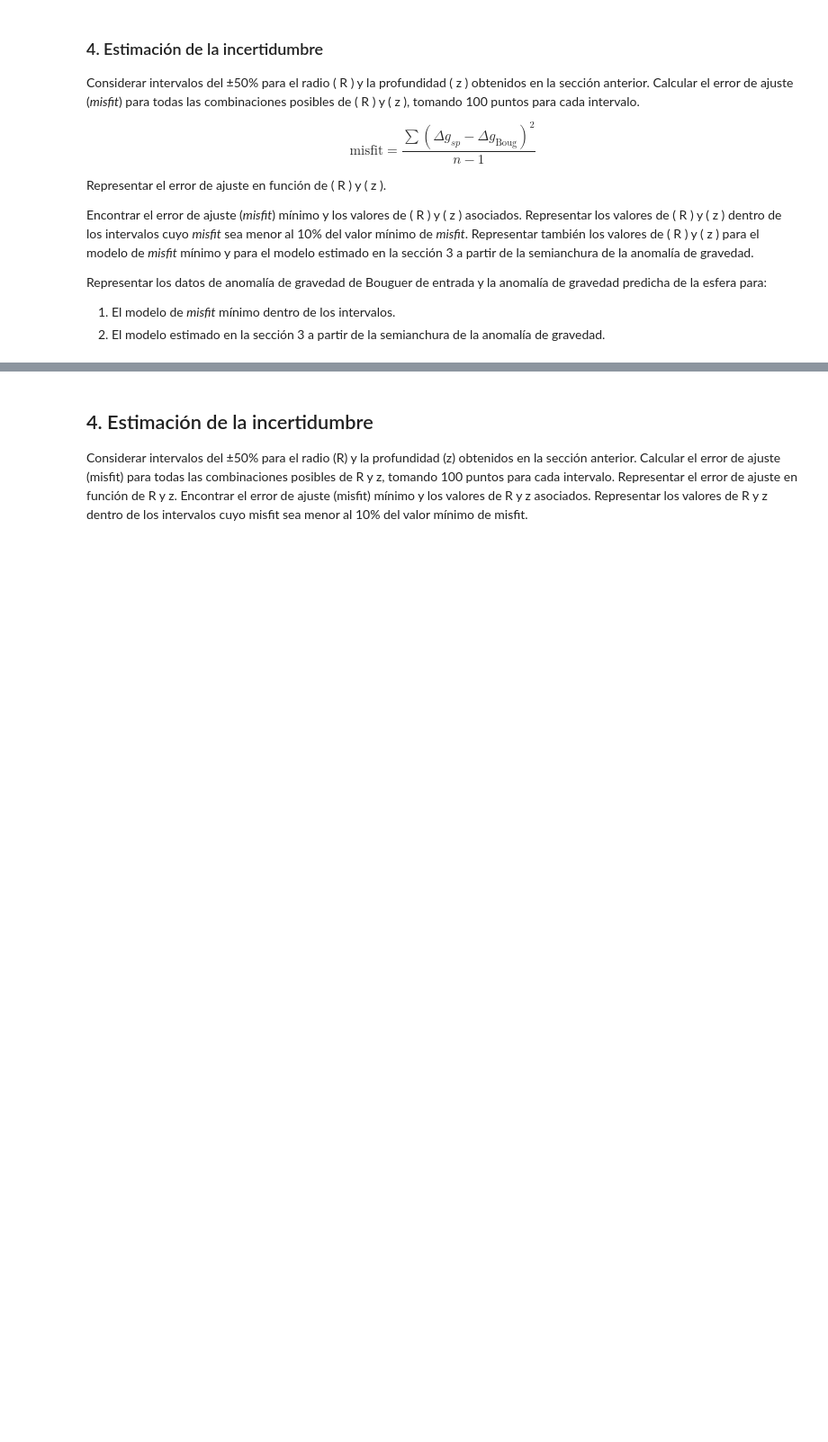
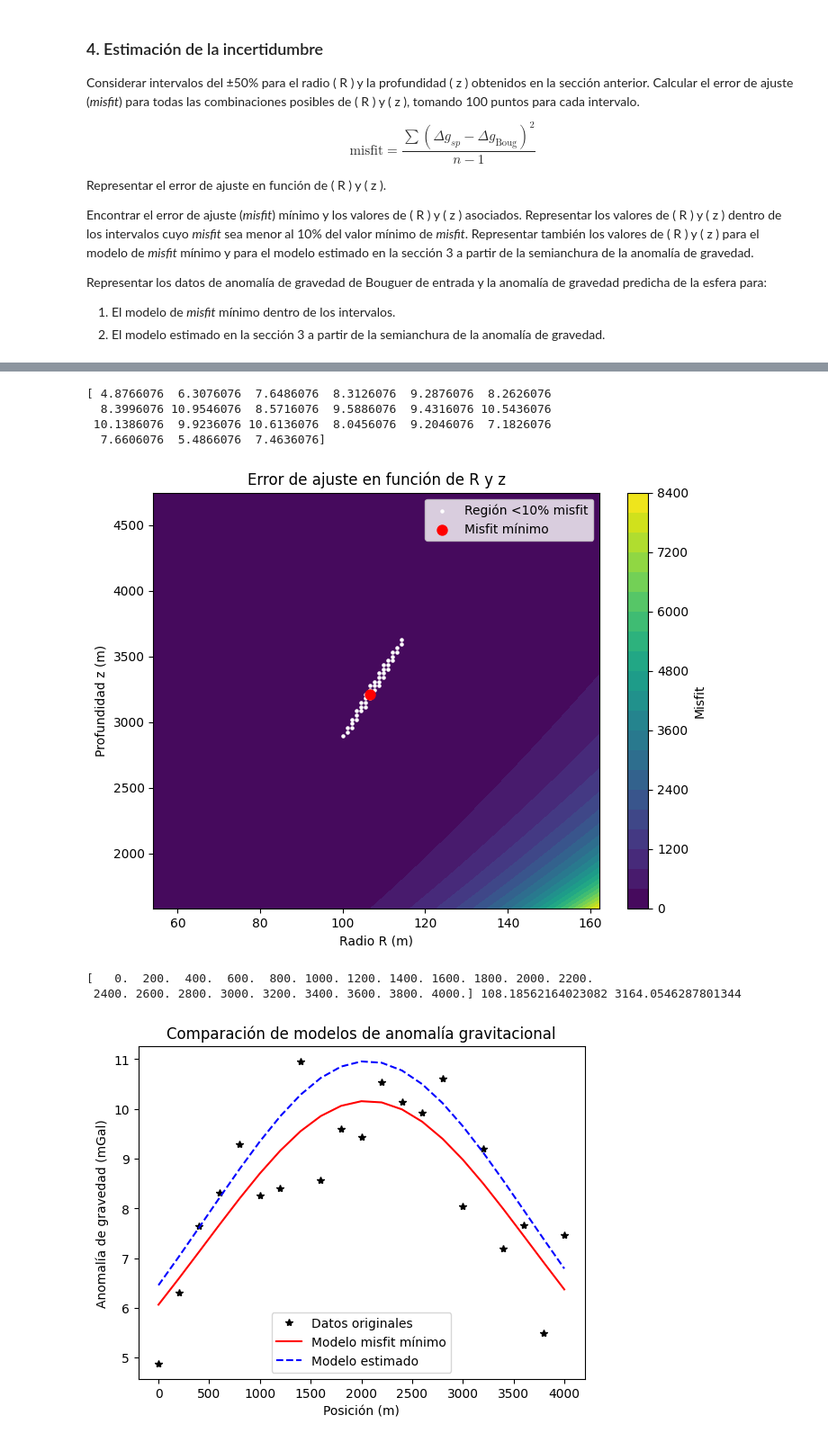
Before and after one commit to cesarhernandezkolmer/FIsica_tierra, a Jupyter notebook: gravimetria.ipynb, the cells around one changed output, grey strips where cells are left out. Shown at 90% size. Saved outputs shown, nothing was run; the diff lists cells and outputs as text; code cells hidden in the pictures; blank space fills up the shorter version.

```diff
--- a/gravimetria.ipynb
+++ b/gravimetria.ipynb
@@ -199,7 +235,0 @@ a partir de la semianchura de la anomalía de gravedad máxima.
-# %% [markdown]
-## 4. Estimación de la incertidumbre
-Considerar intervalos del ±50% para el radio (R) y la profundidad (z) obtenidos en la sección anterior.
-Calcular el error de ajuste (misfit) para todas las combinaciones posibles de R y z, tomando 100 puntos para cada intervalo.
-Representar el error de ajuste en función de R y z.
-Encontrar el error de ajuste (misfit) mínimo y los valores de R y z asociados.
-Representar los valores de R y z dentro de los intervalos cuyo misfit sea menor al 10% del valor mínimo de misfit.
@@ -207,0 +236,72 @@ Y = at.spherical_harmonic(l=2, m=2)
+# %%
+# Definir el modelo de anomalía gravitacional de una esfera
+
+#Tenemos en cuenta que la anomalia_maxima varia en funcion del radio: $$\Delta g_{max} = \frac{4\pi G \rho R^3}{3z^2}
+
+def gravedad_esfera(x, R, z):
+    return 1e8*(4 * np.pi * 6.67430e-11 * 3100 * R**3) /(3 * z**2) /(1 + ((x-posicion_central_anomalia)/z)**2)**(3/2)
+# Intervalos de R y z
+R_estimado = R
+z_estimado = z
+
+R_vals = np.linspace(0.5 * R_estimado, 1.5 * R_estimado, 100)
+z_vals = np.linspace(0.5 * z_estimado, 1.5 * z_estimado, 100)
+
+# Crear malla de combinaciones (R, z)
+misfit_matrix = np.zeros((len(R_vals), len(z_vals)))
+
+# Datos experimentales
+print(deltaG_bouguer)
+x_c = posicion_central_anomalia  # Centro estimado de la anomalía
+
+# Calcular el misfit para cada combinación de R y z
+for i, R_valor in enumerate(R_vals):
+    for j, z_valor in enumerate(z_vals):
+        deltaG_sp = gravedad_esfera(x, R_valor, z_valor)
+        misfit_matrix[i, j] = np.sum((deltaG_sp - deltaG_bouguer) ** 2) / (len(x) - 1)
+
+# Encontrar el mínimo misfit y sus parámetros
+min_misfit_idx = np.unravel_index(np.argmin(misfit_matrix), misfit_matrix.shape)
+R_min = R_vals[min_misfit_idx[0]]
+z_min = z_vals[min_misfit_idx[1]]
+min_misfit = misfit_matrix[min_misfit_idx]
+
+# Filtrar valores con misfit < 10% del mínimo
+threshold = 1.1 * min_misfit
+valid_idx = np.where(misfit_matrix < threshold)
+
+# Representar el mapa de misfit
+plt.figure(figsize=(8, 6))
+plt.contourf(R_vals, z_vals, misfit_matrix.T, levels=20, cmap='viridis')
+plt.colorbar(label="Misfit")
+plt.scatter(R_vals[valid_idx[0]], z_vals[valid_idx[1]], color='white', s=5, label='Región <10% misfit')
+plt.scatter(R_min, z_min, color='red', label='Misfit mínimo', marker='.', s=250)
+plt.xlabel("Radio R (m)")
+plt.ylabel("Profundidad z (m)")
+plt.title("Error de ajuste en función de R y z")
+plt.legend()
+plt.show()
+
+# Comparación de modelos
+deltaG_teorico_min = gravedad_esfera(x, R_min, z_min)
+deltaG_teorico_estimado = gravedad_esfera(x, R_estimado, z_estimado)
+print(x, R_estimado, z_estimado)
+plt.figure()
+plt.plot(x, deltaG_bouguer, '*k', label="Datos originales")
+plt.plot(x, deltaG_teorico_min, '-r', label="Modelo misfit mínimo")
+plt.plot(x, deltaG_teorico_estimado, '--b', label="Modelo estimado")
+
+plt.xlabel("Posición (m)")
+plt.ylabel("Anomalía de gravedad (mGal)")
+plt.legend()
+plt.title("Comparación de modelos de anomalía gravitacional")
+plt.show()
+# %% [output]
+[ 4.8766076  6.3076076  7.6486076  8.3126076  9.2876076  8.2626076
+  8.3996076 10.9546076  8.5716076  9.5886076  9.4316076 10.5436076
+ 10.1386076  9.9236076 10.6136076  8.0456076  9.2046076  7.1826076
+  7.6606076  5.4866076  7.4636076]
+[figure, added]
+[   0.  200.  400.  600.  800. 1000. 1200. 1400. 1600. 1800. 2000. 2200.
+ 2400. 2600. 2800. 3000. 3200. 3400. 3600. 3800. 4000.] 108.18562164023082 3164.0546287801344
+[figure, added]
```
Also changed, not shown: parts of 8 cells of this notebook.
